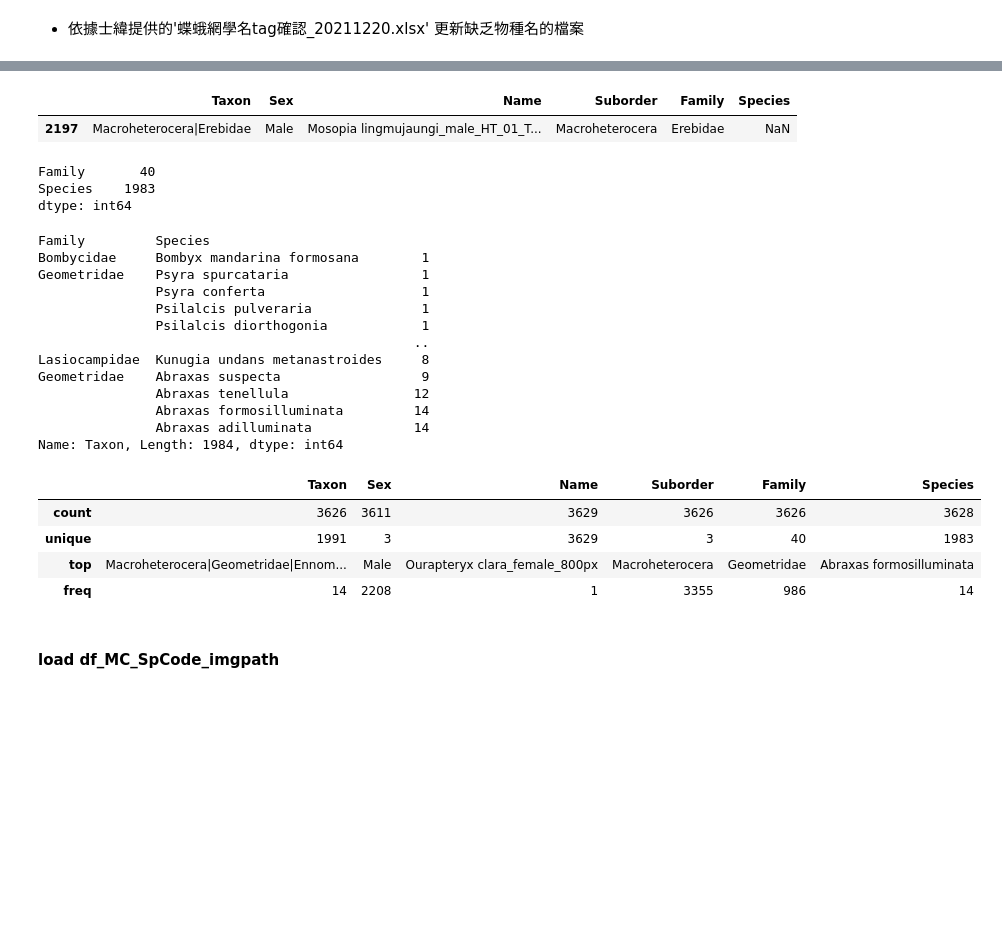
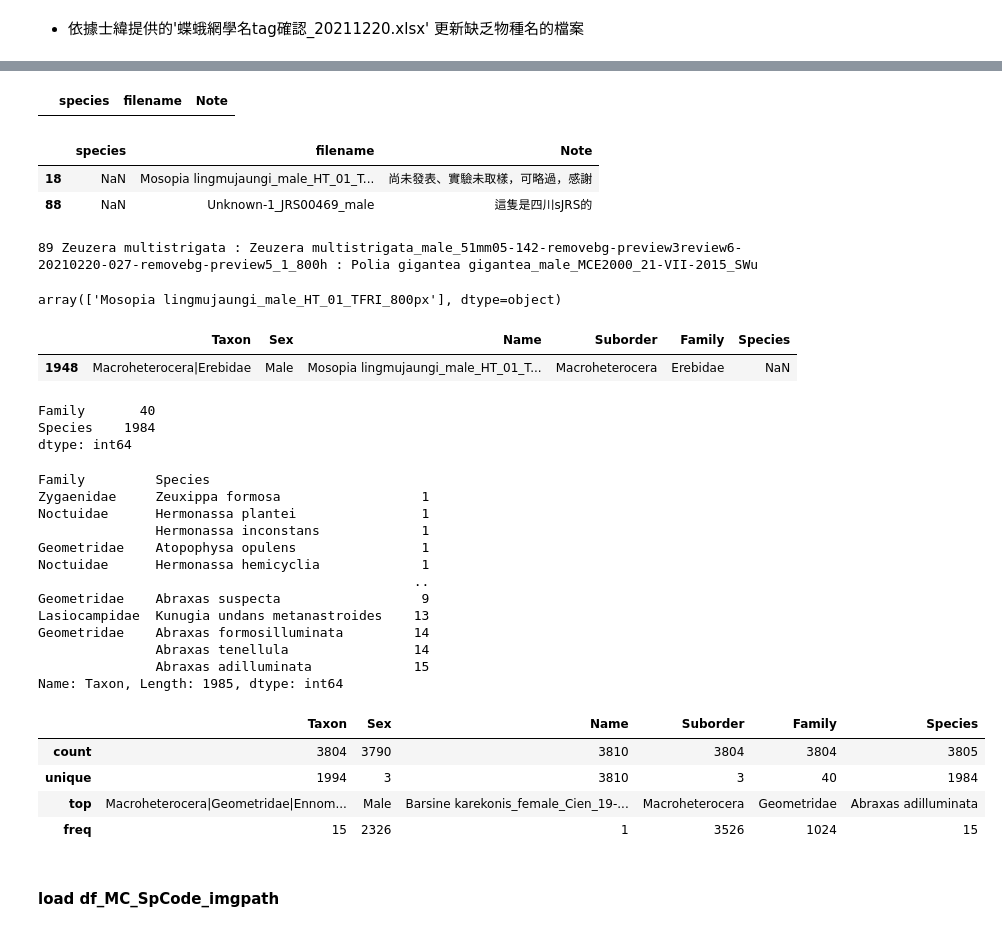
Before and after one commit to YunghuiHsu/Moth_Project, a Jupyter notebook: Moth_thermal/data/meta_thermal_rangesize/dearlep_img_species/check_MC.ipynb, the cells around one changed output, grey strips where cells are left out. Cells and saved outputs as stored; diff of their text form; code cells hidden in the pictures; blank space fills up the shorter version.

```diff
--- a/Moth_thermal/data/meta_thermal_rangesize/dearlep_img_species/check_MC.ipynb
+++ b/Moth_thermal/data/meta_thermal_rangesize/dearlep_img_species/check_MC.ipynb
@@ -1014,43 +1057,73 @@ df_tags
+# %%
+##  依據士緯提供的'MCTT_fname_null_SW20220107.xlsx 更新缺乏物種名的檔案
+sheet_Sp_null_2 = pd.read_excel('meta/MCTT_fname_null_SW20220107.xlsx',engine='openpyxl',
+                              names=['filename', 'species', 'Note']
+                              )
+sheet_Sp_null_2['filename'] = sheet_Sp_null_2.filename.apply(lambda x : x.split(',',maxsplit=1)[1])
+sheet_Sp_null_2['filename'] = sheet_Sp_null_2.filename.apply(lambda x : x.strip(r'"'))
+sheet_Sp_null_2 = sheet_Sp_null_2[['species', 'filename', 'Note']]
+sheet_Sp_null_2.query('species.isnull().values')
+sheet_Sp_null_2.query("filename.str.contains('\"').values")
+# %% [output]
+|  | species | filename | Note |
+# %%
+sheet_Sp_null = pd.concat([sheet_Sp_null,sheet_Sp_null_2])
+sheet_Sp_null.query('species.isnull().values')
+# %% [output]
+|  | species | filename | Note |
+| 18 | NaN | Mosopia lingmujaungi_male_HT_01_T... | 尚未發表、實驗未取樣，可略過，感謝 |
+| 88 | NaN | Unknown-1_JRS00469_male | 這隻是四川sJRS的 |
+# %%
+for idx, rows in sheet_Sp_null.iterrows() :
+    sp, fname, _ = rows
+    print(idx, sp, ':', fname, end='\r')
+    index = df_tags[df_tags.Name == fname].index.values
+    df_tags.loc[index,'Species'] = sp
+
+df_tags[df_tags.Species.isnull()].Name.values
+# %% [output]
+89 Zeuzera multistrigata : Zeuzera multistrigata_male_51mm05-142-removebg-preview3review6-20210220-027-removebg-preview5_1_800h : Polia gigantea gigantea_male_MCE2000_21-VII-2015_SWu
+array(['Mosopia lingmujaungi_male_HT_01_TFRI_800px'], dtype=object)
 # %%
-df_tags.to_csv('meta/tags.csv')
-df_tags = pd.read_csv('meta/tags.csv', index_col=0)
+df_tags.to_csv('meta/tags_Taiwan_220105.csv')
+df_tags = pd.read_csv('meta/tags_Taiwan_220105.csv', index_col=0)
 df_tags[df_tags.Species.isnull()]
 # df_tags
 # %% [output]
 |  | Taxon | Sex | Name | Suborder | Family | Species |
-| 2197 | Macroheterocera|Erebidae | Male | Mosopia lingmujaungi_male_HT_01_T... | Macroheterocera | Erebidae | NaN |
+| 1948 | Macroheterocera|Erebidae | Male | Mosopia lingmujaungi_male_HT_01_T... | Macroheterocera | Erebidae | NaN |
 # %%
 print(df_tags[['Family', 'Species']].nunique())
 df_tags.Species.unique()
 df_tags.groupby(['Family', 'Species']).Taxon.count().sort_values()
 # %% [output]
 Family       40
-Species    1983
+Species    1984
 dtype: int64
 Family         Species
-Bombycidae     Bombyx mandarina formosana        1
-Geometridae    Psyra spurcataria                 1
-               Psyra conferta                    1
-               Psilalcis pulveraria              1
-               Psilalcis diorthogonia            1
+Zygaenidae     Zeuxippa formosa                  1
+Noctuidae      Hermonassa plantei                1
+               Hermonassa inconstans             1
+Geometridae    Atopophysa opulens                1
+Noctuidae      Hermonassa hemicyclia             1
                                                 ..
-Lasiocampidae  Kunugia undans metanastroides     8
 Geometridae    Abraxas suspecta                  9
-               Abraxas tenellula                12
-               Abraxas formosilluminata         14
-               Abraxas adilluminata             14
-Name: Taxon, Length: 1984, dtype: int64
+Lasiocampidae  Kunugia undans metanastroides    13
+Geometridae    Abraxas formosilluminata         14
+               Abraxas tenellula                14
+               Abraxas adilluminata             15
+Name: Taxon, Length: 1985, dtype: int64
 # %%
-df_tags.to_csv(dir_savemeta.joinpath('MC_DearLep_specimen-image_20211203_tags.csv'))
+# df_tags.to_csv(dir_savemeta.joinpath('MC_DearLep_specimen-image_20211203_tags.csv'))
 df_tags.describe()
 
 # 僅有一筆資料缺乏物種名 : Mosopia lingmujaungi_male_HT_01_TFRI_800px
 # %% [output]
 |  | Taxon | Sex | Name | Suborder | Family | Species |
-| count | 3626 | 3611 | 3629 | 3626 | 3626 | 3628 |
-| unique | 1991 | 3 | 3629 | 3 | 40 | 1983 |
-| top | Macroheterocera|Geometridae|Ennom... | Male | Ourapteryx clara_female_800px | Macroheterocera | Geometridae | Abraxas formosilluminata |
-| freq | 14 | 2208 | 1 | 3355 | 986 | 14 |
+| count | 3804 | 3790 | 3810 | 3804 | 3804 | 3805 |
+| unique | 1994 | 3 | 3810 | 3 | 40 | 1984 |
+| top | Macroheterocera|Geometridae|Ennom... | Male | Barsine karekonis_female_Cien_19-... | Macroheterocera | Geometridae | Abraxas adilluminata |
+| freq | 15 | 2326 | 1 | 3526 | 1024 | 15 |
 # %% [markdown]
 #### load df_MC_SpCode_imgpath
 # %%
```
Also changed, not shown: parts of 18 cells of this notebook.
